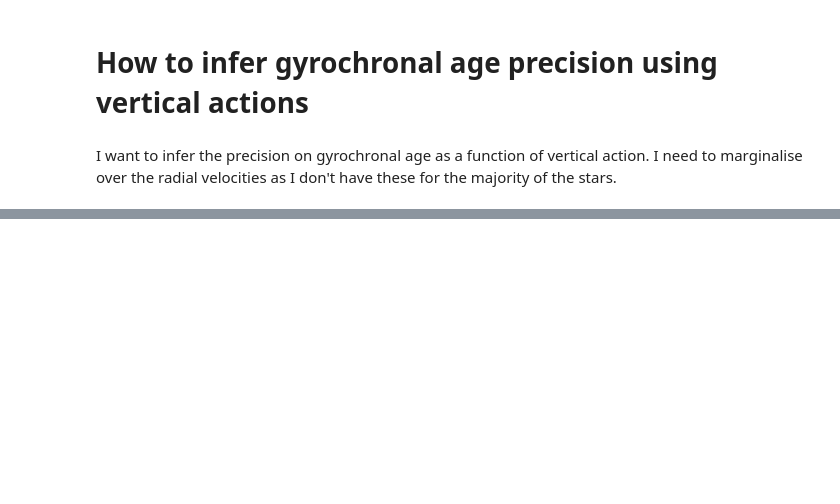
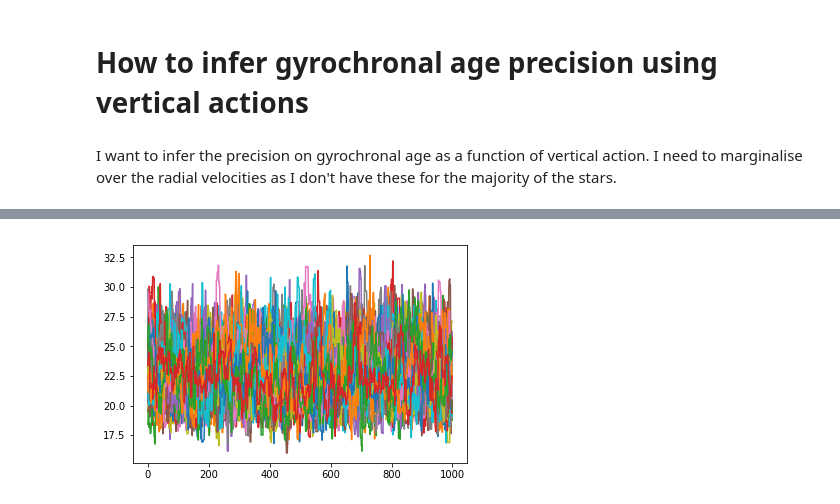
Before and after one commit to RuthAngus/gauge, a Jupyter notebook: granola/inference_explore.ipynb, the cells around one changed output, grey strips where cells are left out. Cells and saved outputs as stored; diff of their text form; code cells hidden in the pictures; blank space fills up the shorter version.

```diff
--- a/granola/inference_explore.ipynb
+++ b/granola/inference_explore.ipynb
@@ -46,0 +119,5 @@ Line break at sigma Jz = 6.434944591 (ln sigma Jz = 1.86174323044 )
+# %%
+for i in range(nwalkers):
+    pl.plot(sampler.chain[i, bi:, 0])
+# %% [output]
+[figure, added]
```
Also changed, not shown: parts of 36 cells of this notebook.
